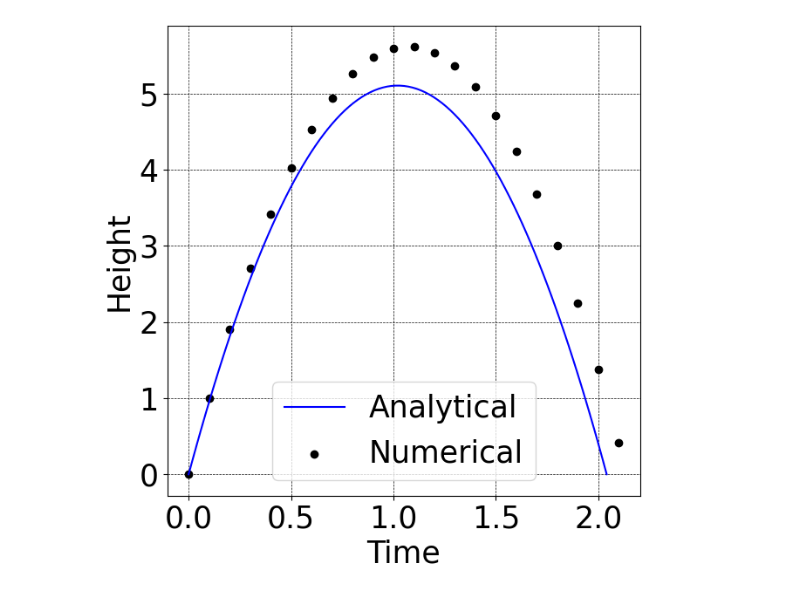
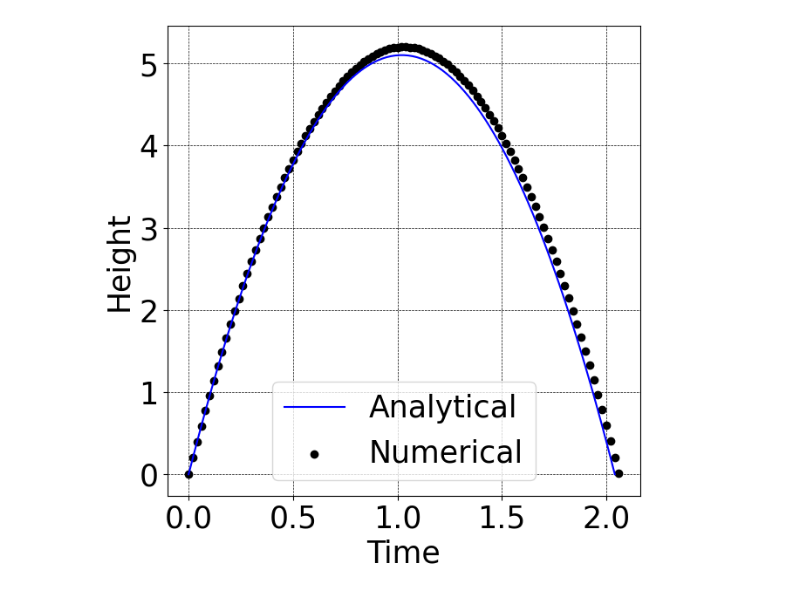
Before and after one commit to daichi0812/NumericalAnalysisOfFluids, a Jupyter notebook: Discretization.ipynb, the cells around one changed output. Drawn from its saved outputs; the diff is of its cells as text; code cells hidden in the pictures.

```diff
--- a/Discretization.ipynb
+++ b/Discretization.ipynb
@@ -6,32 +9,32 @@ import matplotlib.pyplot as plt
 %matplotlib inline
 
 g = 9.8 # 重力加速度
 
 v0 = 10 # 初速度
 h0 = 0 # 初期高さ
-dt = 0.1 # 時刻刻み
+dt = 0.02 # 時刻刻み
 
 plt.figure(figsize=(7, 7), dpi = 100) # グラフのサイズ
 plt.rcParams["font.size"] = 25 # グラフの文字サイズ
 
 # 解析解(Analiytical Solution)
 t = np.linspace(0, 2 * v0 / g, 100)
 h = -0.5 * g * t ** 2 + v0 * t + h0
 la, = plt.plot(t, h, color='blue')
 
 # 数値解(Numerical Solution)
 t = 0
 h = h0
 while h >= h0:
     ln = plt.scatter(t, h, marker='o', c='black')
     h += (-g * t + v0) * dt
     t += dt
 
 # グラフの後処理
 plt.grid(color='black', linestyle='dashed', linewidth=0.5)
 plt.xlabel('Time')
 plt.ylabel('Height')
 plt.legend(handles = [la, ln], labels = ['Analytical', 'Numerical'])
 plt.show()
 # %% [output]
-[figure, old version]
+[figure, new version]
```
Also changed, not shown: parts of 1 cell of this notebook.
